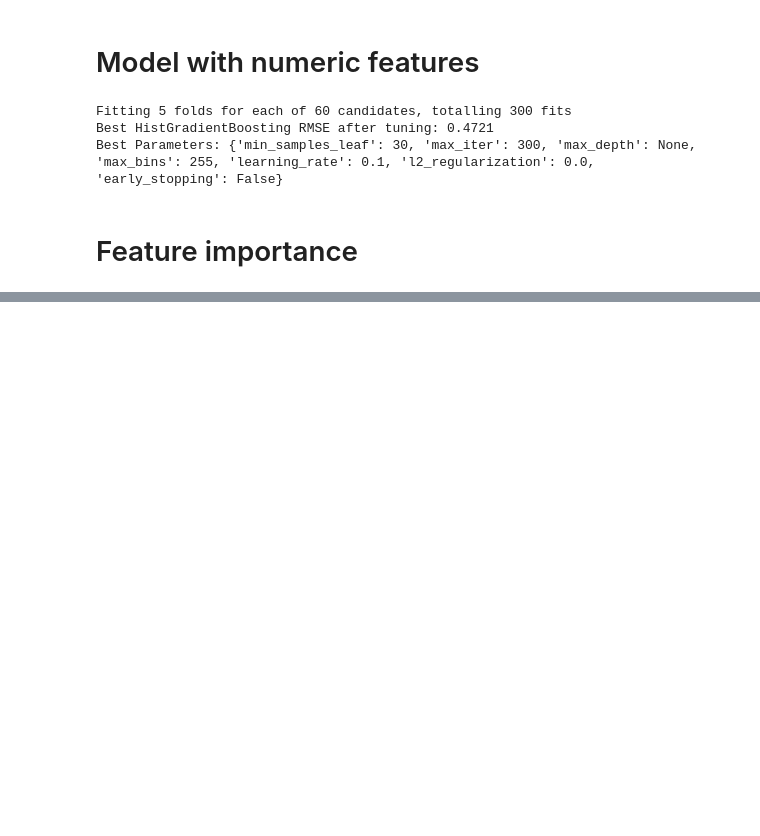
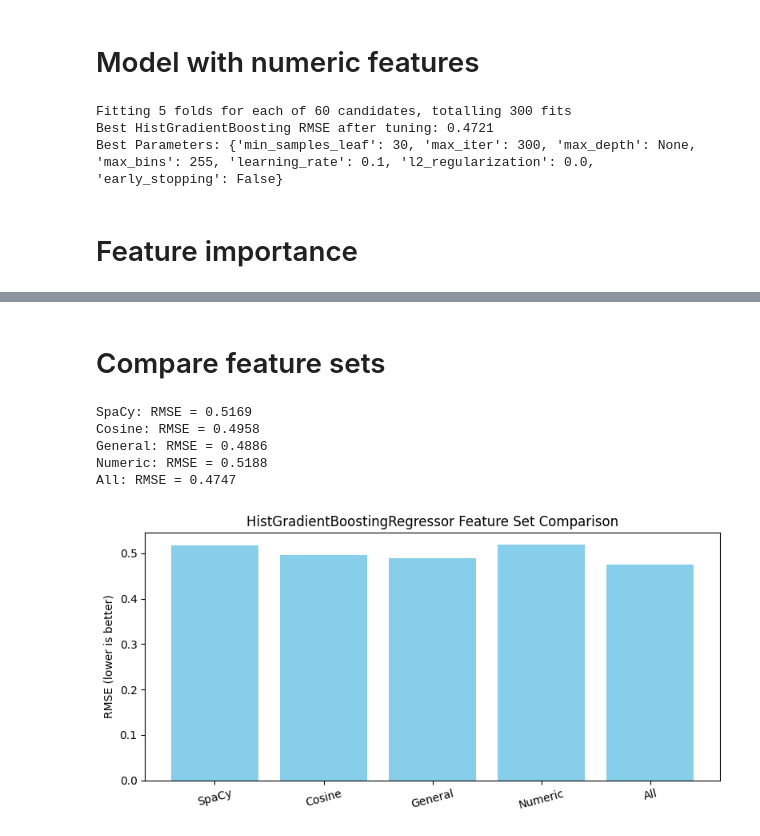
Before and after one commit to DiegoSourbag/DS-A3-Kaggle-Product-Search-Relevance, a Jupyter notebook: baseline evaluation.ipynb, the cells around one changed output, grey strips where cells are left out. Drawn from its saved outputs; the diff is of its cells as text; code cells hidden in the pictures; blank space fills up the shorter version.

```diff
--- a/baseline evaluation.ipynb
+++ b/baseline evaluation.ipynb
@@ -143,12 +149,3 @@ Processing: all_bullets
-# %%
-def spacy_similarity(row):
-    doc1 = nlp(row['search_term'])
-    doc2 = nlp(row['product_title'])
-    if doc1.vector_norm == 0 or doc2.vector_norm == 0:
-        return 0.0
-    return doc1.similarity(doc2)
-
-df_complete['spacy_sim_title'] = df_complete.apply(spacy_similarity, axis=1)
 # %%
 df_complete['brand_match'] = df_complete.apply(
     lambda row: int(str(row['search_term']).lower() in str(row.get('mfg brand name_value', '')).lower()), axis=1
@@ -446,0 +437,67 @@ Top 5 most important features (by permutation importance):
+# %% [markdown]
+# Compare feature sets
+# %%
+from sklearn.experimental import enable_hist_gradient_boosting  # noqa
+from sklearn.ensemble import HistGradientBoostingRegressor
+from sklearn.metrics import mean_squared_error
+import matplotlib.pyplot as plt
+import numpy as np
+
+# --- Define your feature groups ---
+spacy_features = [col for col in df_complete.columns if col.startswith('spacy_sim_')]
+cosine_features = ['cosine_title', 'cosine_description', 'cosine_bullets']
+general_features = ['norm_overlap_title', 'word_in_title', 'brand_match', 'length_diff']
+numeric_features = [f"{attr}_num" for attr in num_attrs] + ['len_of_query']
+
+feature_sets = {
+    "SpaCy": spacy_features,
+    "Cosine": cosine_features,
+    "General": general_features,
+    "Numeric": numeric_features,
+    "All": spacy_features + cosine_features + general_features + numeric_features
+}
+
+# --- Reuse train/test indices and target ---
+train_idx = train.index
+test_idx = test.index
+y = df_complete['relevance']
+results = {}
+
+# --- Define training/evaluation function ---
+def train_and_evaluate(X_train, y_train, X_test, y_test, label):
+    model = HistGradientBoostingRegressor(max_iter=300, learning_rate=0.1, max_depth=6, random_state=42)
+    model.fit(X_train.fillna(0), y_train)
+    preds = model.predict(X_test.fillna(0))
+    rmse = np.sqrt(mean_squared_error(y_test, preds))
+    results[label] = rmse
+    print(f"{label}: RMSE = {rmse:.4f}")
+    return model, preds
+
+# --- Evaluate each feature set ---
+for label, features in feature_sets.items():
+    if not all(f in df_complete.columns for f in features):
+        print(f"Skipping {label} (missing columns)")
+        continue
+
+    X_train = df_complete.loc[train_idx, features]
+    y_train = y.loc[train_idx].values
+    X_test = df_complete.loc[test_idx, features]
+    y_test = y.loc[test_idx].values
+
+    train_and_evaluate(X_train, y_train, X_test, y_test, label)
+
+# --- Visualize results ---
+plt.figure(figsize=(8, 4))
+plt.bar(results.keys(), results.values(), color='skyblue')
+plt.ylabel("RMSE (lower is better)")
+plt.title("HistGradientBoostingRegressor Feature Set Comparison")
+plt.xticks(rotation=15)
+plt.tight_layout()
+plt.show()
+# %% [output]
+SpaCy: RMSE = 0.5169
+Cosine: RMSE = 0.4958
+General: RMSE = 0.4886
+Numeric: RMSE = 0.5188
+All: RMSE = 0.4747
+[figure, added]
```
Also changed, not shown: parts of 4 cells of this notebook, 1 other file.
